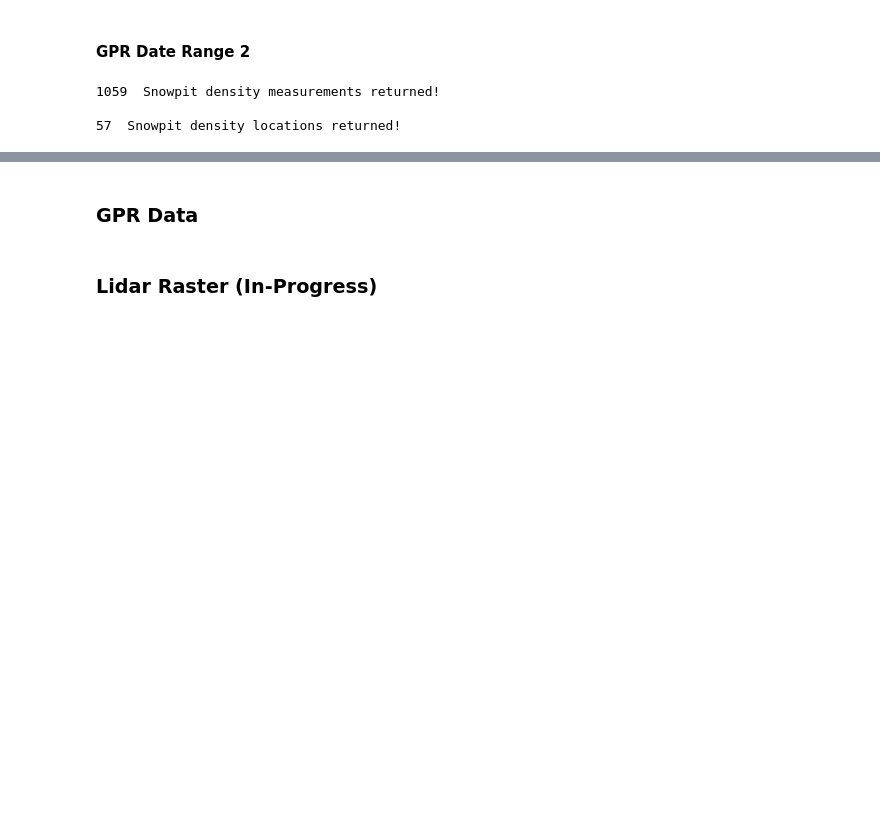
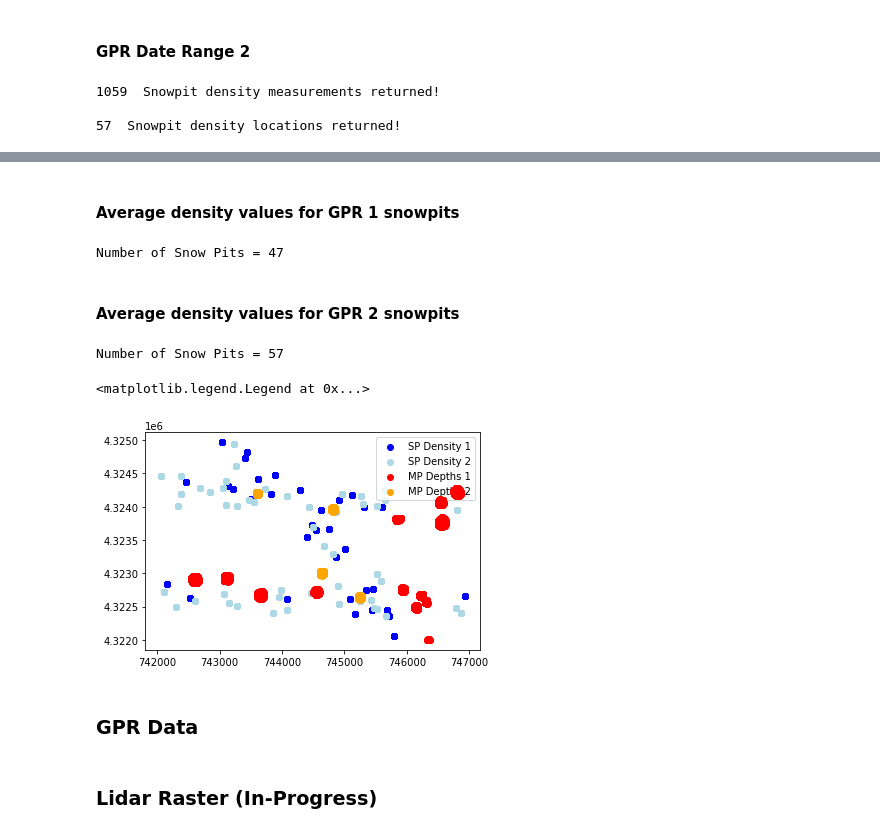
Before and after one commit to snowex-hackweek/coldfusion, a Jupyter notebook: contributors/megan-verf/Combined_Plots_new.ipynb, the cells around one changed output, grey strips where cells are left out. Saved outputs shown, nothing was run; the diff lists cells and outputs as text; code cells hidden in the pictures; blank space fills up the shorter version.

```diff
--- a/contributors/megan-verf/Combined_Plots_new.ipynb
+++ b/contributors/megan-verf/Combined_Plots_new.ipynb
@@ -237,13 +282,31 @@ plt.legend()
+# %% [markdown]
+#### Average density values for GPR 1 snowpits
 # %%
-df_sp['value'] = df_sp['value'].astype(float)
-avgrho_sp = df_sp[['pit_id', 'value', 'easting', 'northing']]
-avgrho_sp = avgrho_sp.groupby(['pit_id']).mean()
-print(avgrho_sp)
+df_sp_gpr1['value'] = df_sp_gpr1['value'].astype(float)
+avgrho_sp1 = df_sp_gpr1[['pit_id', 'date', 'value', 'easting', 'northing']]
+avgrho_sp1 = avgrho_sp1.groupby(['pit_id','date']).mean()
+print(f'Number of Snow Pits = {len(avgrho_sp1)}')
+# %% [output]
+Number of Snow Pits = 47
+# %% [markdown]
+#### Average density values for GPR 2 snowpits
+# %%
+df_sp_gpr2['value'] = df_sp_gpr2['value'].astype(float)
+avgrho_sp2 = df_sp_gpr2[['pit_id', 'date', 'value', 'easting', 'northing']]
+avgrho_sp2 = avgrho_sp2.groupby(['pit_id','date']).mean()
+print(f'Number of Snow Pits = {len(avgrho_sp2)}')
+# %% [output]
+Number of Snow Pits = 57
 # %%
 # Plot sites
-plt.scatter(df_sp['easting'], df_sp['northing'], alpha = 0.5, c = 'blue', zorder = 10, label = 'Snow Pit')
-plt.scatter(df_mp['easting'], df_mp['northing'], alpha = 0.5, c = 'red', zorder = 1, label = 'Magnaprobe')
-plt.legend()
+plt.scatter(df_sp_gpr1['easting'], df_sp_gpr1['northing'], c = 'b', label = ('SP Density 1'))# {density1_date1} to {density1_date2}'))
+plt.scatter(df_sp_gpr2['easting'], df_sp_gpr2['northing'], c = 'lightblue', label = ('SP Density 2'))# {density2_date1} to {density2_date2}'))
+plt.scatter(df_mp_lidar1['easting'], df_mp_lidar1['northing'], c = 'red', zorder = 10, label = 'MP Depths 1')#+str(depth1_date1))
+plt.scatter(df_mp_lidar2['easting'], df_mp_lidar2['northing'], c = 'orange', zorder = 1, label = 'MP Depths 2')#+str(depth2_date1))
+plt.legend(loc = 'upper right')
+# %% [output]
+<matplotlib.legend.Legend at 0x...>
+[figure, added]
 # %%
 # avgrho_sp = df_sp[['easting', 'northing', 'pit_id', 'value']]
 # print(avgrho_sp.head())
```
Also changed, not shown: parts of 10 cells of this notebook.
